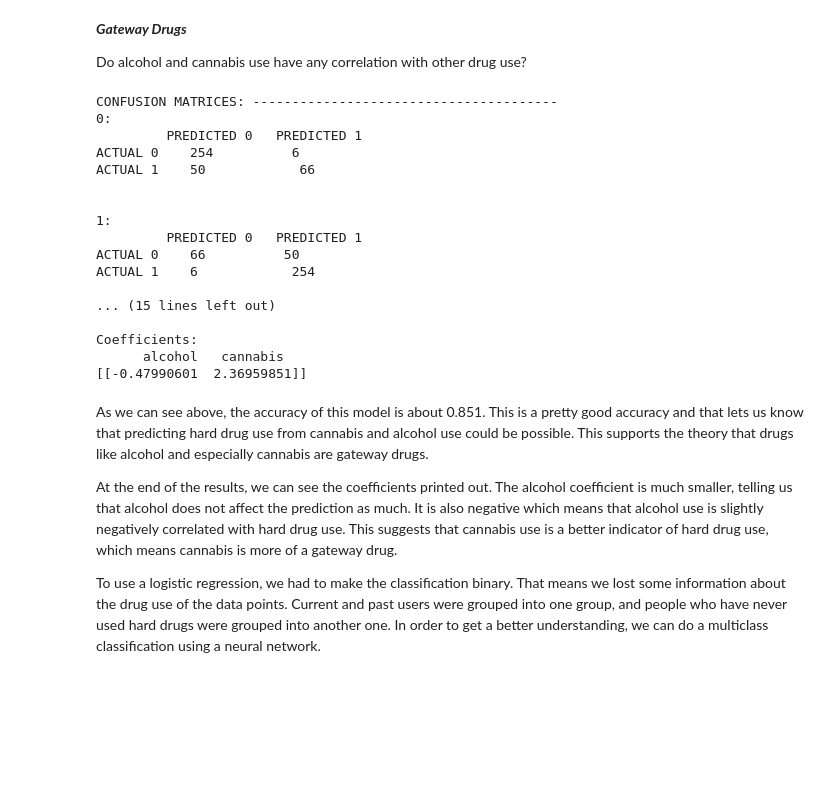
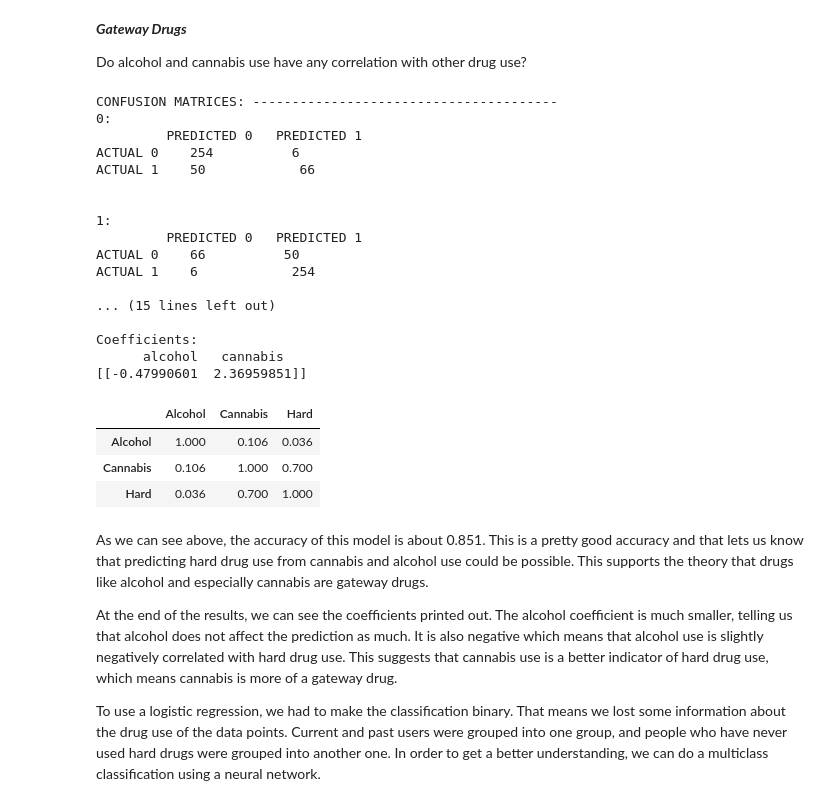
Before and after one commit to lucasrod25/drug-consumption-analysis, a Jupyter notebook: gateway_drug_model.ipynb, the cells around one changed output. Saved outputs shown, nothing was run; the diff lists cells and outputs as text; code cells hidden in the pictures; blank space fills up the shorter version.

```diff
--- a/gateway_drug_model.ipynb
+++ b/gateway_drug_model.ipynb
@@ -43,33 +43,42 @@ y_train, y_test = train["Hard"], test["Hard"]
 
 # Create model
 lor = LogisticRegression(penalty='l2', max_iter=1000, solver='liblinear').fit(X_train, y_train)
 y_pred = lor.predict(X_test)
 print_confusion_matrix(y_test, y_pred, names=["0", "1", "2"])
 print_precision_recall(y_test, y_pred)
 print_accuracy_mse(X_test, y_test, y_pred, lor)
 
 # Print Coefficients
 print("Coefficients:")
 print("      alcohol   cannabis")
 print(lor.coef_)
+
+dfgd = dfgd.rename(columns={"Canabis" : "Cannabis"})
+dfgd = dfgd[["Alcohol", "Cannabis", "Hard"]]
+corr = dfgd.corr() # Calculate correlations
+corr.style.set_precision(3).background_gradient(cmap='RdBu', vmin=-1, vmax=1)
 # %% [output]
 CONFUSION MATRICES: ---------------------------------------
 0:
          PREDICTED 0   PREDICTED 1
 ACTUAL 0    254          6
 ACTUAL 1    50            66
 
 
 1:
          PREDICTED 0   PREDICTED 1
 ACTUAL 0    66          50
 ACTUAL 1    6            254
 
 ... (15 lines left out)
 
 Coefficients:
       alcohol   cannabis
 [[-0.47990601  2.36959851]]
+|  | Alcohol | Cannabis | Hard |
+| Alcohol | 1.000 | 0.106 | 0.036 |
+| Cannabis | 0.106 | 1.000 | 0.700 |
+| Hard | 0.036 | 0.700 | 1.000 |
 # %% [markdown]
 As we can see above, the accuracy of this model is about 0.851. This is a pretty good accuracy and that lets us know that predicting hard drug use from cannabis and alcohol use could be possible. This supports the theory that drugs like alcohol and especially cannabis are gateway drugs.
 
```
Also changed, not shown: parts of 2 cells of this notebook.
